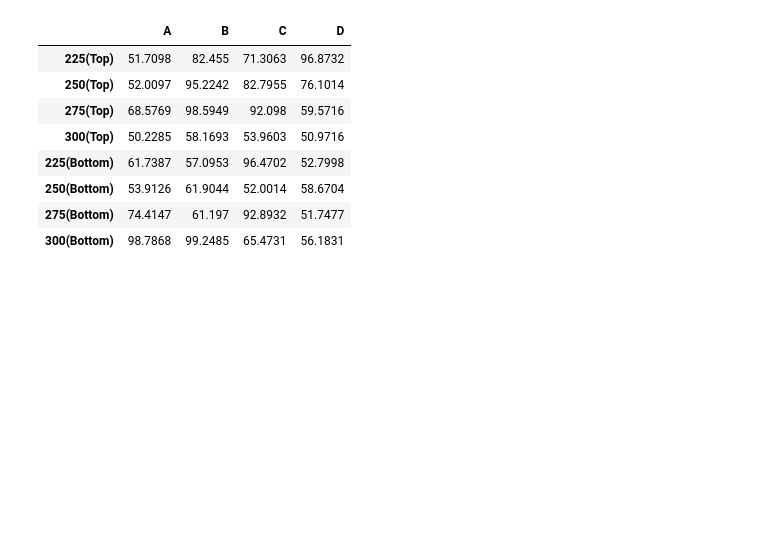
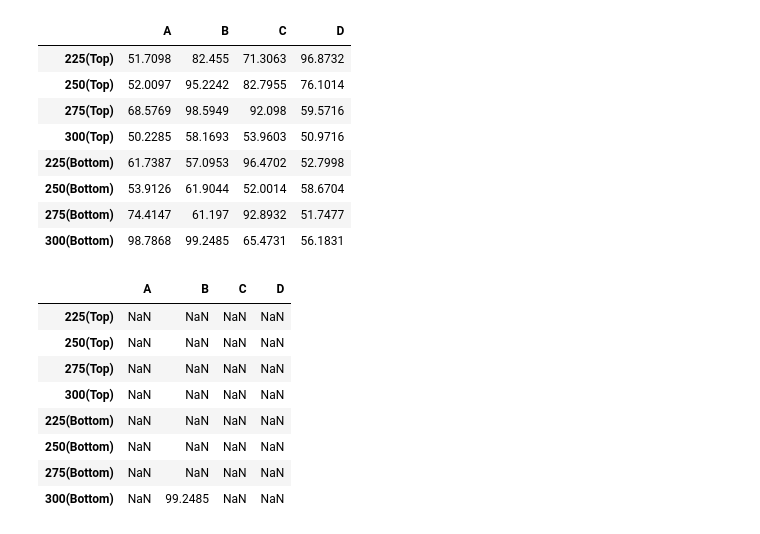
Before and after one commit to Sam-keeler/classification-exercises, a Jupyter notebook: tidy_data.ipynb, the cells around one changed output. Drawn from its saved outputs; the diff is of its cells as text; code cells hidden in the pictures; blank space fills up the shorter version.

```diff
--- a/tidy_data.ipynb
+++ b/tidy_data.ipynb
@@ -231,3 +231,15 @@ cakeTa
 | 250(Bottom) | 53.9126 | 61.9044 | 52.0014 | 58.6704 |
 | 275(Bottom) | 74.4147 | 61.197 | 92.8932 | 51.7477 |
 | 300(Bottom) | 98.7868 | 99.2485 | 65.4731 | 56.1831 |
+# %%
+cakeTa.where(cakeTa == (cakeTa.max()).max())
+# %% [output]
+|  | A | B | C | D |
+| 225(Top) | NaN | NaN | NaN | NaN |
+| 250(Top) | NaN | NaN | NaN | NaN |
+| 275(Top) | NaN | NaN | NaN | NaN |
+| 300(Top) | NaN | NaN | NaN | NaN |
+| 225(Bottom) | NaN | NaN | NaN | NaN |
+| 250(Bottom) | NaN | NaN | NaN | NaN |
+| 275(Bottom) | NaN | NaN | NaN | NaN |
+| 300(Bottom) | NaN | 99.2485 | NaN | NaN |
```
